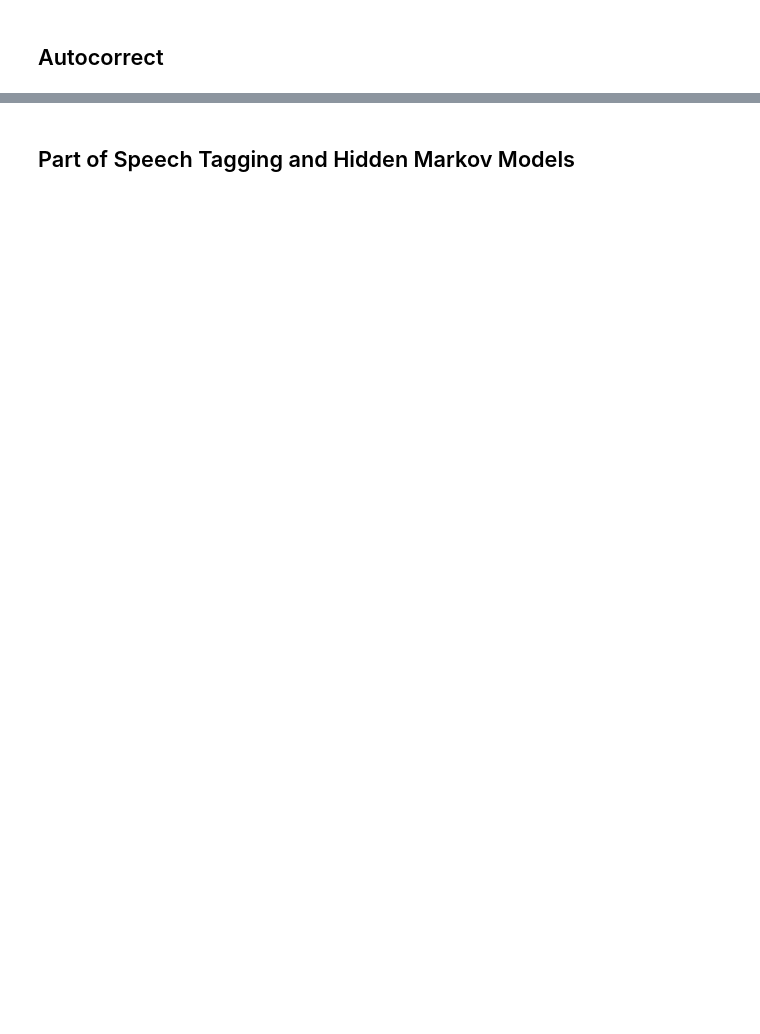
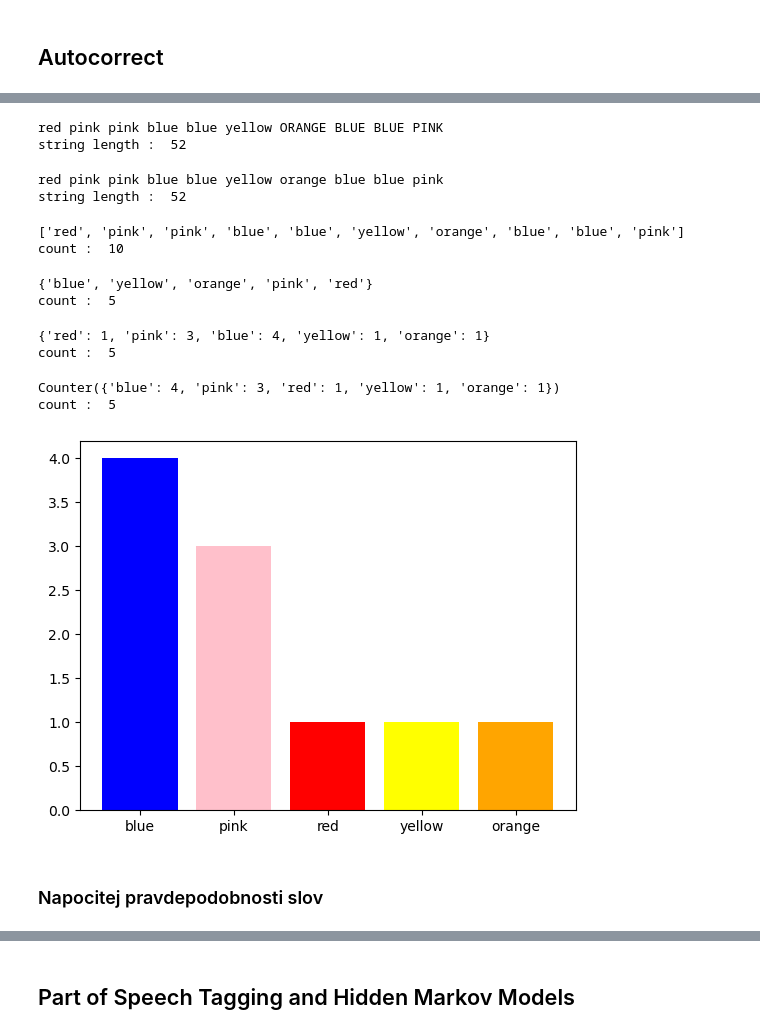
Before and after one commit to mysakbm/workshops, a Jupyter notebook: text/Natural Language Processing Specialization.ipynb, the cells around one changed output, grey strips where cells are left out. Drawn from its saved outputs; the diff is of its cells as text; code cells hidden in the pictures; blank space fills up the shorter version.

```diff
--- a/text/Natural Language Processing Specialization.ipynb
+++ b/text/Natural Language Processing Specialization.ipynb
@@ -14,0 +36,67 @@
+# %%
+# the tiny corpus of text !
+text = 'red pink pink blue blue yellow ORANGE BLUE BLUE PINK' # 🌈
+print(text)
+print('string length : ',len(text))
+# %% [output]
+red pink pink blue blue yellow ORANGE BLUE BLUE PINK
+string length :  52
+# %%
+# Preprocessnig
+# convert all letters to lower case
+text_lowercase = text.lower()
+print(text_lowercase)
+print('string length : ',len(text_lowercase))
+# %% [output]
+red pink pink blue blue yellow orange blue blue pink
+string length :  52
+# %%
+# some regex to tokenize the string to words and return them in a list
+words = re.findall(r'\w+', text_lowercase)
+print(words)
+print('count : ',len(words))
+# %% [output]
+['red', 'pink', 'pink', 'blue', 'blue', 'yellow', 'orange', 'blue', 'blue', 'pink']
+count :  10
+# %%
+# Create Vocabulary
+# Option 1
+# create vocab
+vocab = set(words)
+print(vocab)
+print('count : ',len(vocab))
+# %% [output]
+{'blue', 'yellow', 'orange', 'pink', 'red'}
+count :  5
+# %%
+# Create Vocabulary
+# Option 2
+# create vocab including word count
+counts_a = dict()
+for w in words:
+    counts_a[w] = counts_a.get(w,0)+1
+print(counts_a)
+print('count : ',len(counts_a))
+# %% [output]
+{'red': 1, 'pink': 3, 'blue': 4, 'yellow': 1, 'orange': 1}
+count :  5
+# %%
+# Create Vocabulary
+# Option 3
+# create vocab including word count using collections.Counter
+counts_b = dict()
+counts_b = Counter(words)
+print(counts_b)
+print('count : ',len(counts_b))
+# %% [output]
+Counter({'blue': 4, 'pink': 3, 'red': 1, 'yellow': 1, 'orange': 1})
+count :  5
+# %%
+# barchart of sorted word counts
+d = {'blue': counts_b['blue'], 'pink': counts_b['pink'], 'red': counts_b['red'], 'yellow': counts_b['yellow'], 'orange': counts_b['orange']}
+plt.bar(range(len(d)), list(d.values()), align='center', color=d.keys())
+_ = plt.xticks(range(len(d)), list(d.keys()))
+# %% [output]
+[figure, added]
+# %% [markdown]
+### Napocitej pravdepodobnosti slov
```
Also changed, not shown: parts of 245 cells of this notebook, 17 other files.
